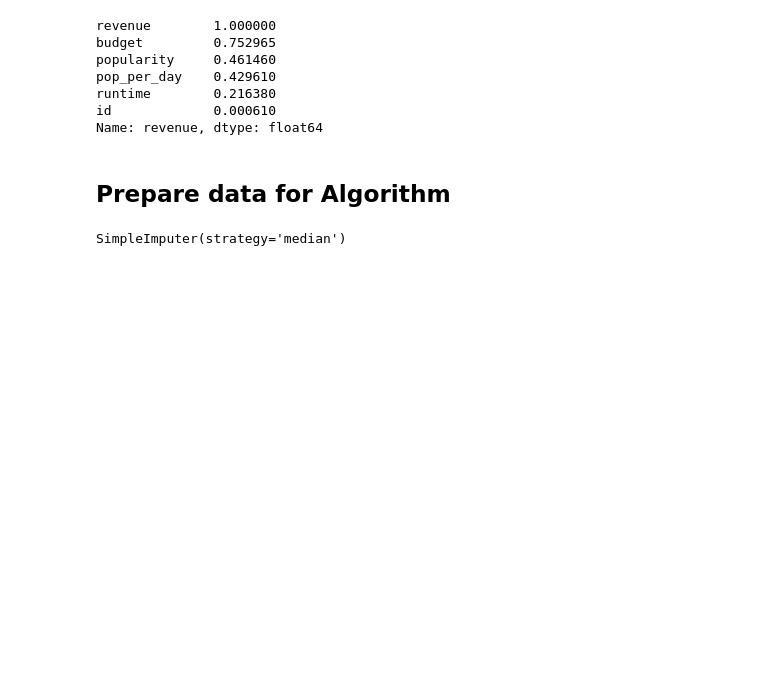
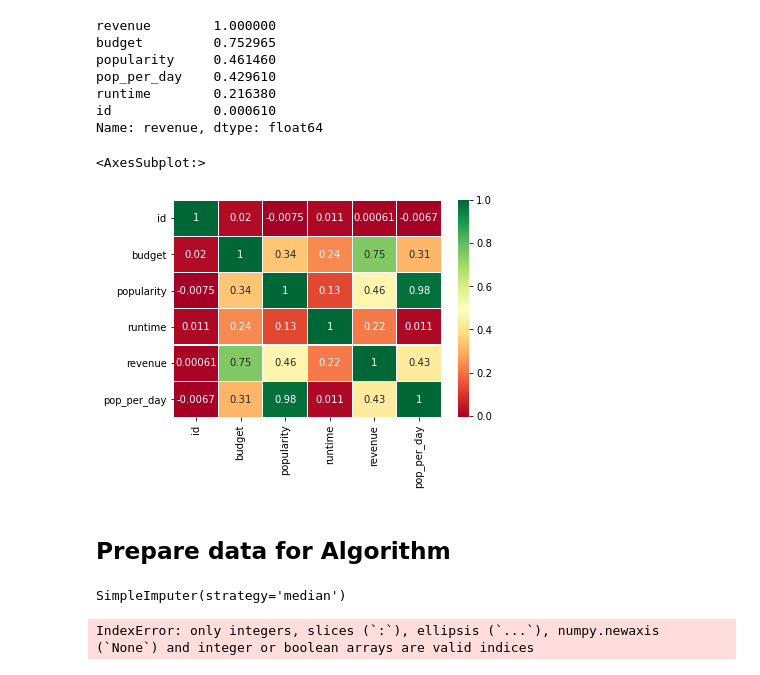
Before and after one commit to h181226/ML_assignment_2, a Jupyter notebook: ML_Assignment.ipynb, the cells around one changed output. Saved outputs shown, nothing was run; the diff lists cells and outputs as text; code cells hidden in the pictures; blank space fills up the shorter version.

```diff
--- a/ML_Assignment.ipynb
+++ b/ML_Assignment.ipynb
@@ -123,8 +124,13 @@ pop_per_day    0.429610
 runtime        0.216380
 id             0.000610
 Name: revenue, dtype: float64
-# %% [markdown]
-## Prepare data for Algorithm
+# %%
+sns.heatmap(corr_matrix, annot=True,cmap='RdYlGn',linewidths=0.2)
+# %% [output]
+<AxesSubplot:>
+[figure, added]
+# %% [markdown]
+## Prepare data for Algorithm
 # %%
 imputer = SimpleImputer(strategy="median")
 # %%
@@ -134,3 +140,7 @@ train_num = train_num.reshape(-1,1)
 imputer.fit(train_num)
 # %% [output]
 SimpleImputer(strategy='median')
+# %%
+train_num[attributes].info()
+# %% [output]
+IndexError: only integers, slices (`:`), ellipsis (`...`), numpy.newaxis (`None`) and integer or boolean arrays are valid indices
```
Also changed, not shown: parts of 3 cells of this notebook.
